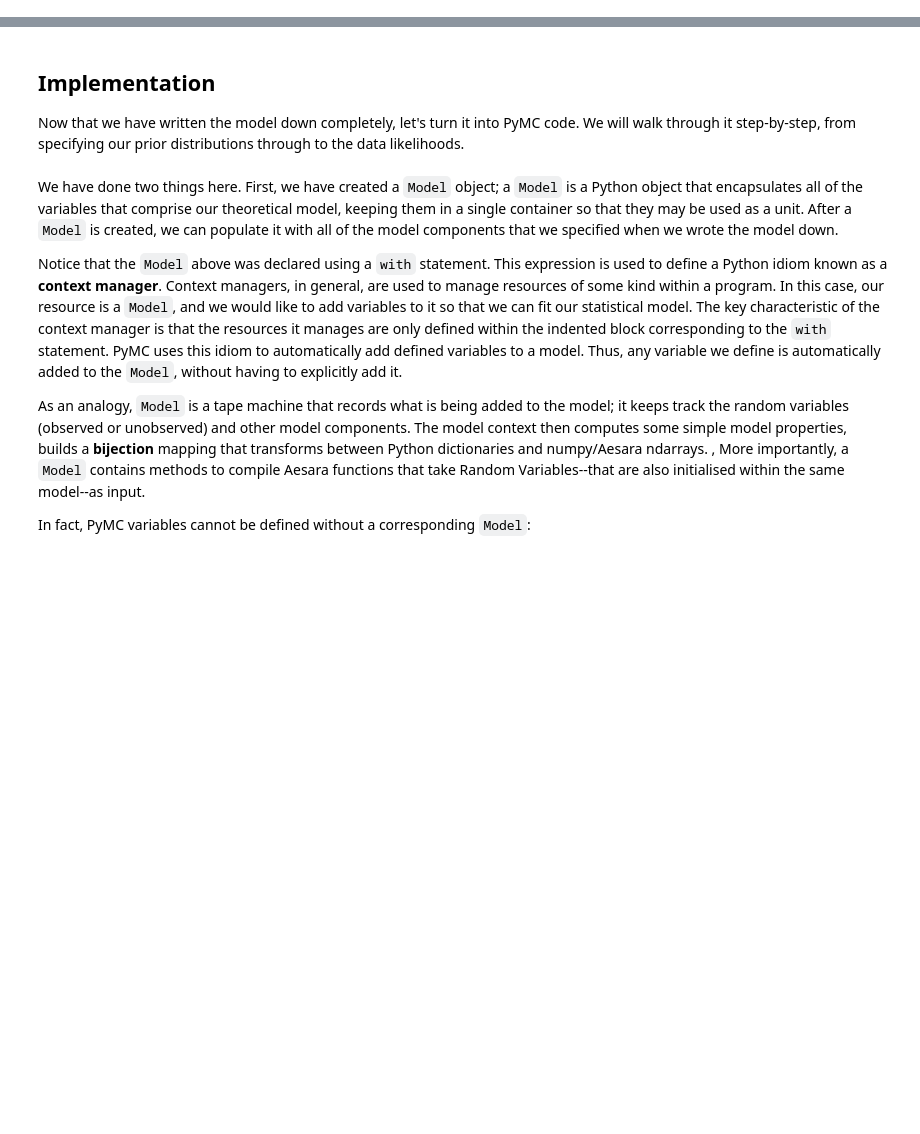
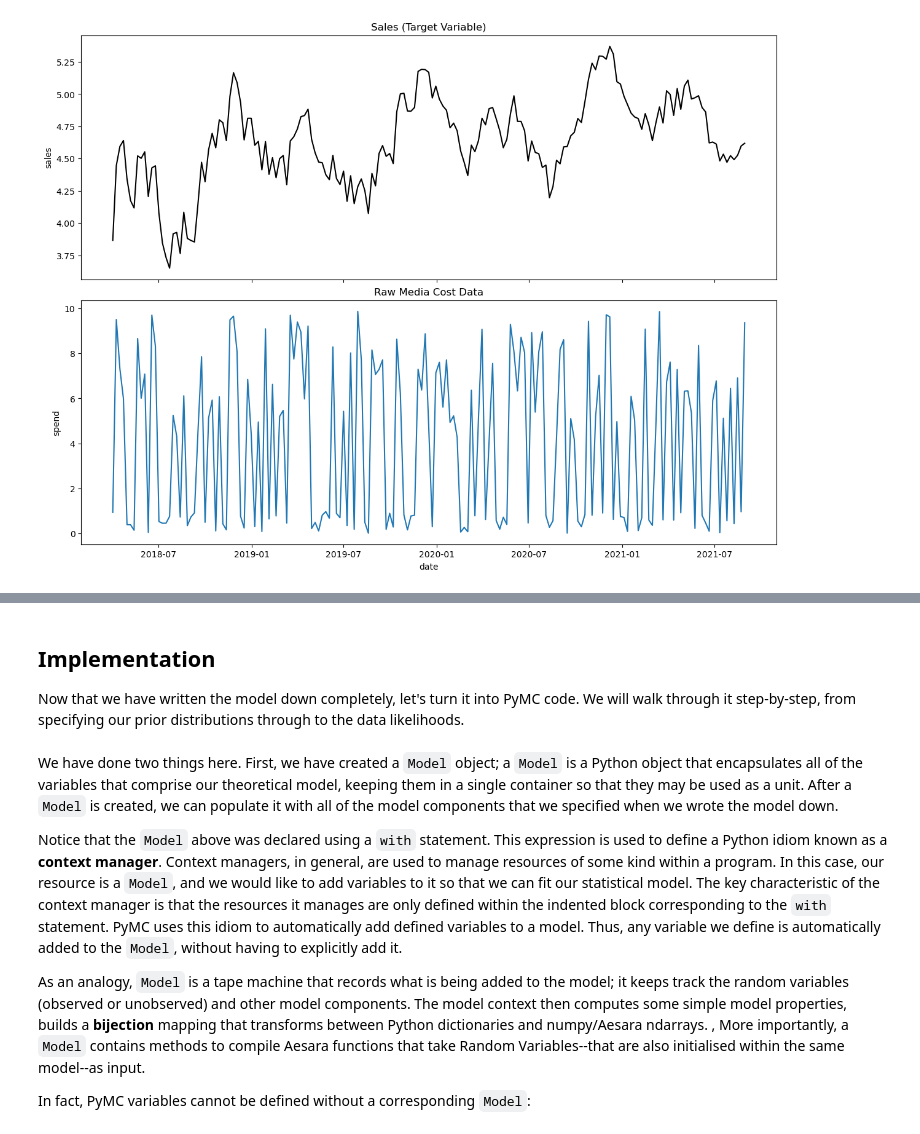
Before and after one commit to fonnesbeck/bayes_pydata_london_2024, a Jupyter notebook: pymc_intro.ipynb, the cells around one changed output, grey strips where cells are left out. Drawn from its saved outputs; the diff is of its cells as text; code cells hidden in the pictures; blank space fills up the shorter version.

```diff
--- a/pymc_intro.ipynb
+++ b/pymc_intro.ipynb
@@ -14,8 +14,8 @@ import numpy as np
 import arviz as az
 import matplotlib.pyplot as plt
 import seaborn as sns
-import aesara.tensor as at
-from IPython.display import Video
+import pytensor.tensor as pt
+from sklearn.preprocessing import MaxAbsScaler
 
 random_seed = 42
-DATA_URL = "https://raw.githubusercontent.com/fonnesbeck/probabilistic_python/master/data/"
+DATA_URL = "https://raw.githubusercontent.com/fonnesbeck/bayes_pydata_london_2024/master/data/"
@@ -74,0 +28,8 @@ $$
+# %%
+cols = ["date", "year", "month", "dayofyear", "z", "y"]
+try:
+    ktr_data = pd.read_csv('./data/ktr_data.csv', parse_dates=['date'], usecols=cols)
+except FileNotFoundError:
+    ktr_data = pd.read_csv(DATA_URL + 'ktr_data.csv', parse_dates=['date'], usecols=cols)
+ktr_data = ktr_data.rename(columns={'z': 'spend', 'y': 'sales'})
+ktr_data.head()
@@ -74,0 +53,15 @@ $$
+# %%
+fig, ax = plt.subplots(
+    nrows=2,
+    ncols=1,
+    figsize=(12, 9),
+    sharex=True,
+    sharey=False,
+    layout="constrained"
+)
+sns.lineplot(x="date", y="sales", color="black", data=ktr_data, ax=ax[0])
+ax[0].set(title="Sales (Target Variable)")
+sns.lineplot(x="date", y="spend", data=ktr_data, ax=ax[1])
+ax[1].set(title="Raw Media Cost Data");
+# %% [output]
+[figure, added]
```
Also changed, not shown: parts of 54 cells of this notebook.
